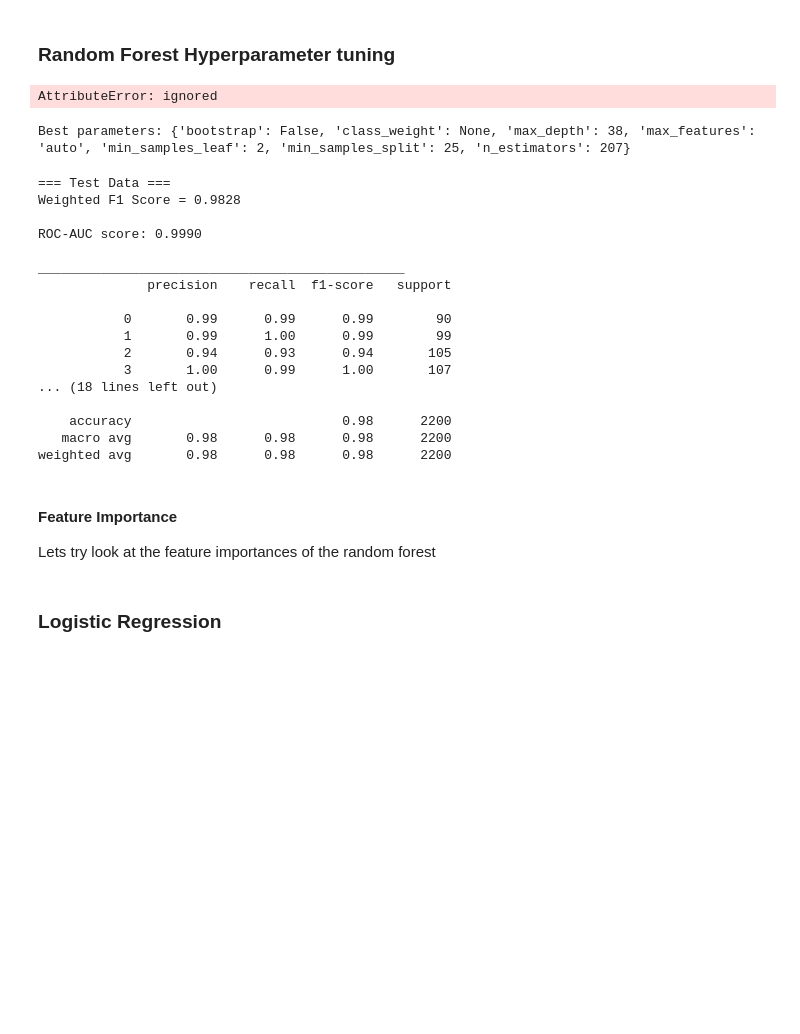
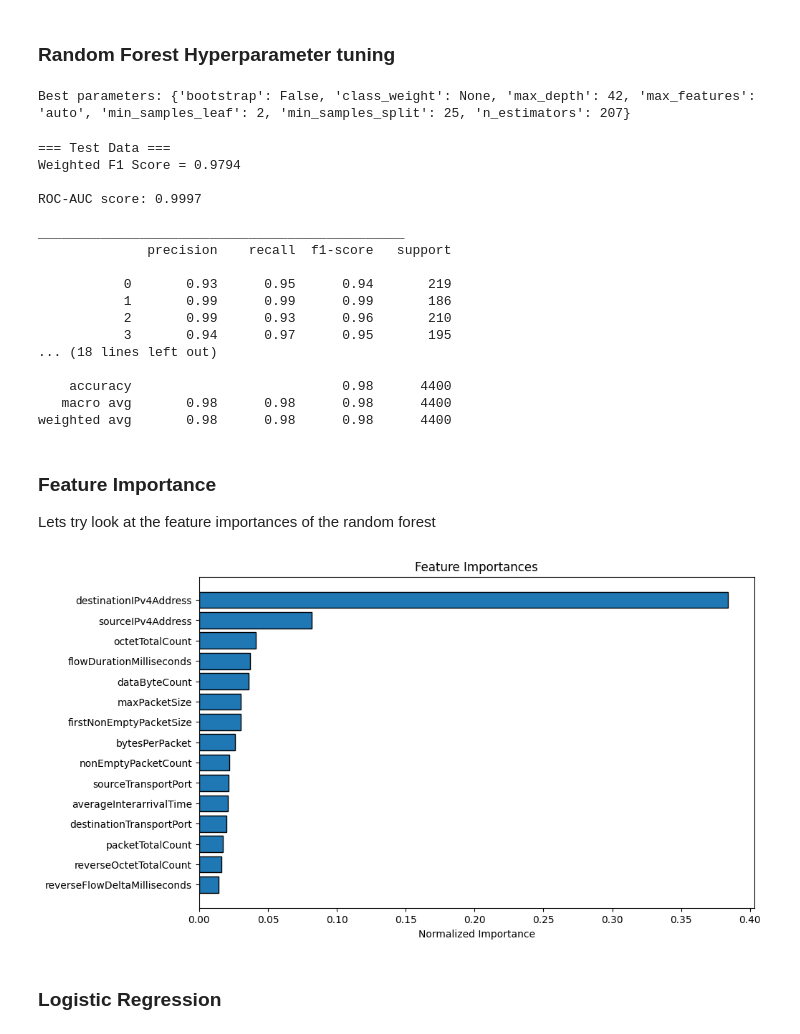
Before and after one commit to BChun11/DATA3001, a Jupyter notebook: DATA3001_modeling.ipynb, the cells around one changed output. Drawn from its saved outputs; the diff is of its cells as text; code cells hidden in the pictures; blank space fills up the shorter version.

```diff
--- a/DATA3001_modeling.ipynb
+++ b/DATA3001_modeling.ipynb
@@ -180,6 +179,7 @@ df = df.drop(columns=drop_columns)
   Encode and transform categorical values since Decision Tree & Random Forest can't handle non-numeric
   categorical data directly
 """
+
 # Ordinal encoding for IP addresses
 def ip_to_ordinal(df, col_name):
     # Generate unique codes for each unique IP address
@@ -187,7 +187,7 @@ def ip_to_ordinal(df, col_name):
     df[col_name] = codes
     return df
 
-#df = ip_to_ordinal(df, 'sourceIPv4Address')
+df = ip_to_ordinal(df, 'sourceIPv4Address')
 df = ip_to_ordinal(df, 'destinationIPv4Address')
 
 # Converting hex to int
@@ -303,13 +303,6 @@ weighted avg       0.98      0.98      0.98      4400
 ### Random Forest
 # %% [markdown]
 ### Random Forest Hyperparameter tuning
-# %%
-features = list(X_train.columns)
-# Extract feature importance
-feature_importance_rf = random_search.feature_importances_
-feature_importance = pd.DataFrame({'Feature': features, 'Importance': feature_importance_rf})
-# %% [output]
-AttributeError: ignored
 # %%
 # Defining the hyperparameters
 param_dist = {
@@ -333,37 +326,80 @@ random_search = RandomizedSearchCV(estimator=rf, param_distributions=param_dist,
 # Fit the RandomizedSearchCV onto the train dataset
 random_search.fit(X_train, y_train)
 
-
-
 # Print the best parameters from the RandomizedSearchCV
 random_cv = random_search.best_estimator_
 print(f"Best parameters: {random_search.best_params_}")
 # %% [output]
-Best parameters: {'bootstrap': False, 'class_weight': None, 'max_depth': 38, 'max_features': 'auto', 'min_samples_leaf': 2, 'min_samples_split': 25, 'n_estimators': 207}
+Best parameters: {'bootstrap': False, 'class_weight': None, 'max_depth': 42, 'max_features': 'auto', 'min_samples_leaf': 2, 'min_samples_split': 25, 'n_estimators': 207}
 # %%
 # Evaluate the best Random Forest model for the test dataset
 print_score(random_cv, X_train, y_train, X_test, y_test, train=False)
 # %% [output]
 === Test Data ===
-Weighted F1 Score = 0.9828
+Weighted F1 Score = 0.9794
 
-ROC-AUC score: 0.9990
+ROC-AUC score: 0.9997
 
 _______________________________________________
               precision    recall  f1-score   support
 
-           0       0.99      0.99      0.99        90
-           1       0.99      1.00      0.99        99
-           2       0.94      0.93      0.94       105
-           3       1.00      0.99      1.00       107
+           0       0.93      0.95      0.94       219
+           1       0.99      0.99      0.99       186
+           2       0.99      0.93      0.96       210
+           3       0.94      0.97      0.95       195
 ... (18 lines left out)
 
-    accuracy                           0.98      2200
-   macro avg       0.98      0.98      0.98      2200
-weighted avg       0.98      0.98      0.98      2200
+    accuracy                           0.98      4400
+   macro avg       0.98      0.98      0.98      4400
+weighted avg       0.98      0.98      0.98      4400
 # %% [markdown]
-#### Feature Importance
+### Feature Importance
 Lets try look at the feature importances of the random forest
+# %%
+# Reference: https://www.kaggle.com/code/willkoehrsen/start-here-a-gentle-introduction
+
+# Function extracts feature importances from the Random Forest Model
+def extract_feature_importances(model, feature_names):
+    return pd.DataFrame({
+        'feature': feature_names,
+        'importance': model.feature_importances_
+    })
+
+# Function plots feature importances returned by the model
+def plot_feature_importances(df, n_features=15):
+    """
+    Plot importances returned by a model.
+
+    Returns DataFrame: Feature importances sorted by importance from
+    (highest to lowest) with a column for normalized importance.
+    """
+    # Sort and reset index
+    df = df.sort_values('importance', ascending=False).reset_index(drop=True)
+
+    # Normalize the importances
+    df['importance_normalized'] = df['importance'] / df['importance'].sum()
+
+    # Plot
+    plt.figure(figsize=(10, 6))
+    ax = plt.subplot()
+
+    ax.barh(df['feature'][:n_features][::-1],
+            df['importance_normalized'][:n_features][::-1],
+            align='center', edgecolor='k')
+
+    ax.set_yticks(range(n_features))
+    ax.set_yticklabels(df['feature'][:n_features][::-1])
+
+    plt.xlabel('Normalized Importance')
+    plt.title('Feature Importances')
+    plt.show()
+
+    return df
+
+feature_importances = extract_feature_importances(random_cv, X.columns)
+feature_importances_sorted = plot_feature_importances(feature_importances)
+# %% [output]
+[figure, added]
 # %% [markdown]
 ### Logistic Regression
 # %%
```
Also changed, not shown: parts of 6 cells of this notebook.
